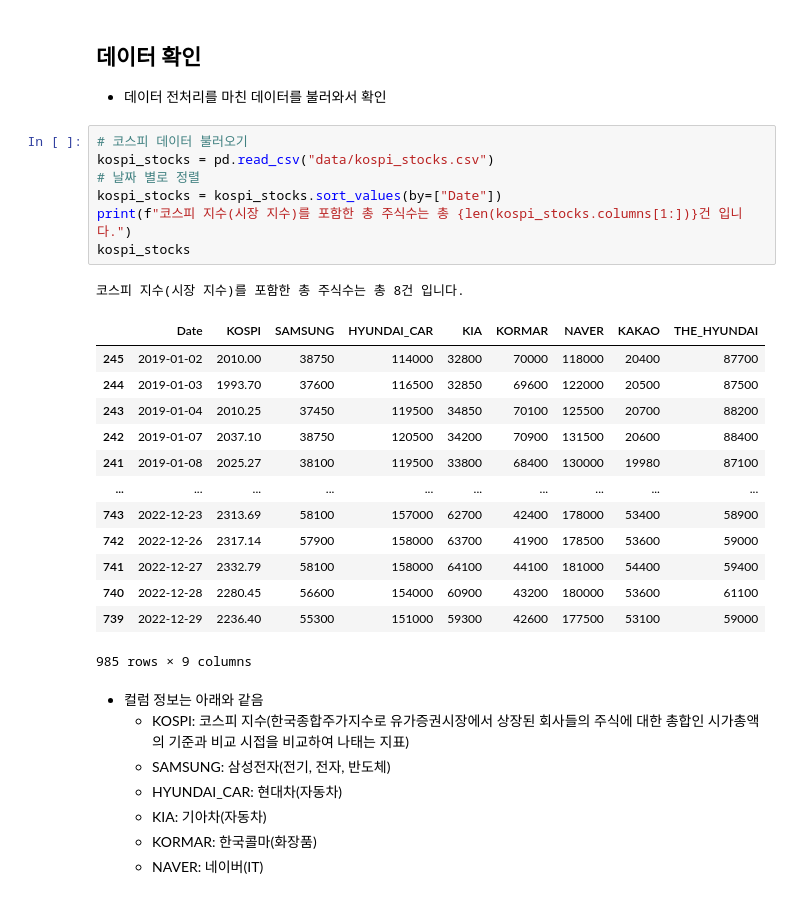
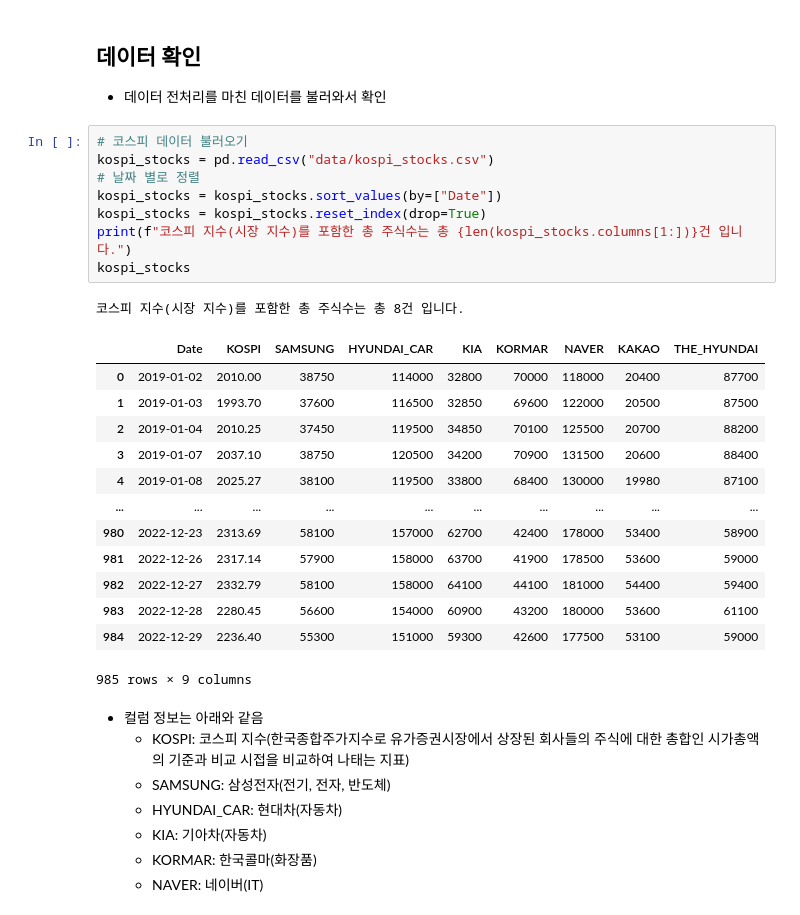
Before and after one commit to Ki-Sung/python_financial_analysis_and_machine_learning, a Jupyter notebook: own_analysis_in_korea/data_analytics_and_visualization.ipynb, the cells around one changed output. Cells and saved outputs as stored; diff of their text form.

```diff
--- a/own_analysis_in_korea/data_analytics_and_visualization.ipynb
+++ b/own_analysis_in_korea/data_analytics_and_visualization.ipynb
@@ -34,24 +34,25 @@ plt.rcParams['axes.unicode_minus'] = False # 마이너스 기호 깨짐 현상
 # %%
 # 코스피 데이터 불러오기
 kospi_stocks = pd.read_csv("data/kospi_stocks.csv")
 # 날짜 별로 정렬
 kospi_stocks = kospi_stocks.sort_values(by=["Date"])
+kospi_stocks = kospi_stocks.reset_index(drop=True)
 print(f"코스피 지수(시장 지수)를 포함한 총 주식수는 총 {len(kospi_stocks.columns[1:])}건 입니다.")
 kospi_stocks
 # %% [output]
 코스피 지수(시장 지수)를 포함한 총 주식수는 총 8건 입니다.
 |  | Date | KOSPI | SAMSUNG | HYUNDAI_CAR | KIA | KORMAR | NAVER | KAKAO | THE_HYUNDAI |
-| 245 | 2019-01-02 | 2010.00 | 38750 | 114000 | 32800 | 70000 | 118000 | 20400 | 87700 |
-| 244 | 2019-01-03 | 1993.70 | 37600 | 116500 | 32850 | 69600 | 122000 | 20500 | 87500 |
-| 243 | 2019-01-04 | 2010.25 | 37450 | 119500 | 34850 | 70100 | 125500 | 20700 | 88200 |
-| 242 | 2019-01-07 | 2037.10 | 38750 | 120500 | 34200 | 70900 | 131500 | 20600 | 88400 |
-| 241 | 2019-01-08 | 2025.27 | 38100 | 119500 | 33800 | 68400 | 130000 | 19980 | 87100 |
+| 0 | 2019-01-02 | 2010.00 | 38750 | 114000 | 32800 | 70000 | 118000 | 20400 | 87700 |
+| 1 | 2019-01-03 | 1993.70 | 37600 | 116500 | 32850 | 69600 | 122000 | 20500 | 87500 |
+| 2 | 2019-01-04 | 2010.25 | 37450 | 119500 | 34850 | 70100 | 125500 | 20700 | 88200 |
+| 3 | 2019-01-07 | 2037.10 | 38750 | 120500 | 34200 | 70900 | 131500 | 20600 | 88400 |
+| 4 | 2019-01-08 | 2025.27 | 38100 | 119500 | 33800 | 68400 | 130000 | 19980 | 87100 |
 | ... | ... | ... | ... | ... | ... | ... | ... | ... | ... |
-| 743 | 2022-12-23 | 2313.69 | 58100 | 157000 | 62700 | 42400 | 178000 | 53400 | 58900 |
-| 742 | 2022-12-26 | 2317.14 | 57900 | 158000 | 63700 | 41900 | 178500 | 53600 | 59000 |
-| 741 | 2022-12-27 | 2332.79 | 58100 | 158000 | 64100 | 44100 | 181000 | 54400 | 59400 |
-| 740 | 2022-12-28 | 2280.45 | 56600 | 154000 | 60900 | 43200 | 180000 | 53600 | 61100 |
-| 739 | 2022-12-29 | 2236.40 | 55300 | 151000 | 59300 | 42600 | 177500 | 53100 | 59000 |
+| 980 | 2022-12-23 | 2313.69 | 58100 | 157000 | 62700 | 42400 | 178000 | 53400 | 58900 |
+| 981 | 2022-12-26 | 2317.14 | 57900 | 158000 | 63700 | 41900 | 178500 | 53600 | 59000 |
+| 982 | 2022-12-27 | 2332.79 | 58100 | 158000 | 64100 | 44100 | 181000 | 54400 | 59400 |
+| 983 | 2022-12-28 | 2280.45 | 56600 | 154000 | 60900 | 43200 | 180000 | 53600 | 61100 |
+| 984 | 2022-12-29 | 2236.40 | 55300 | 151000 | 59300 | 42600 | 177500 | 53100 | 59000 |
 985 rows × 9 columns
 # %% [markdown]
 - 컬럼 정보는 아래와 같음
```
Also changed, not shown: parts of 25 cells of this notebook, 2 other files.
